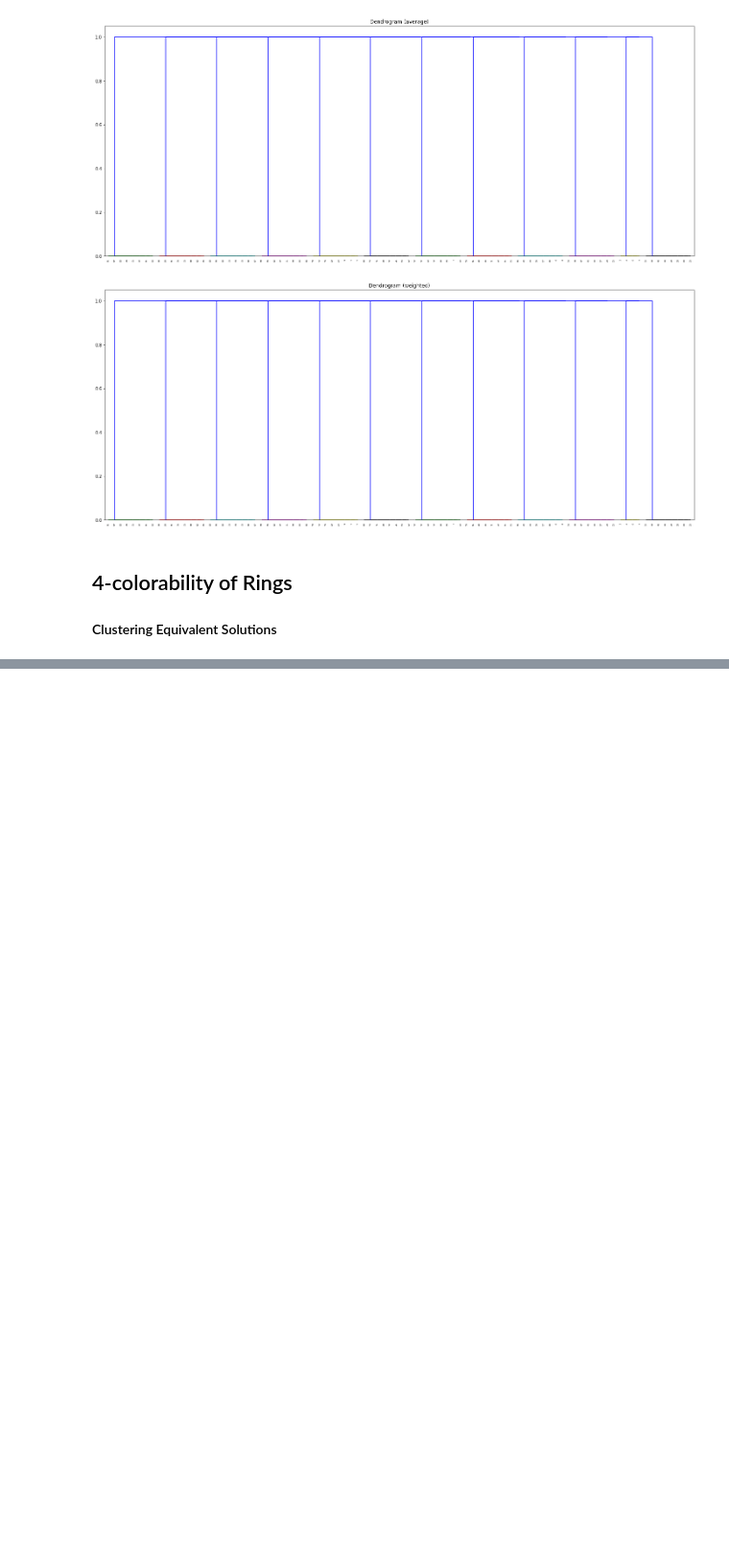
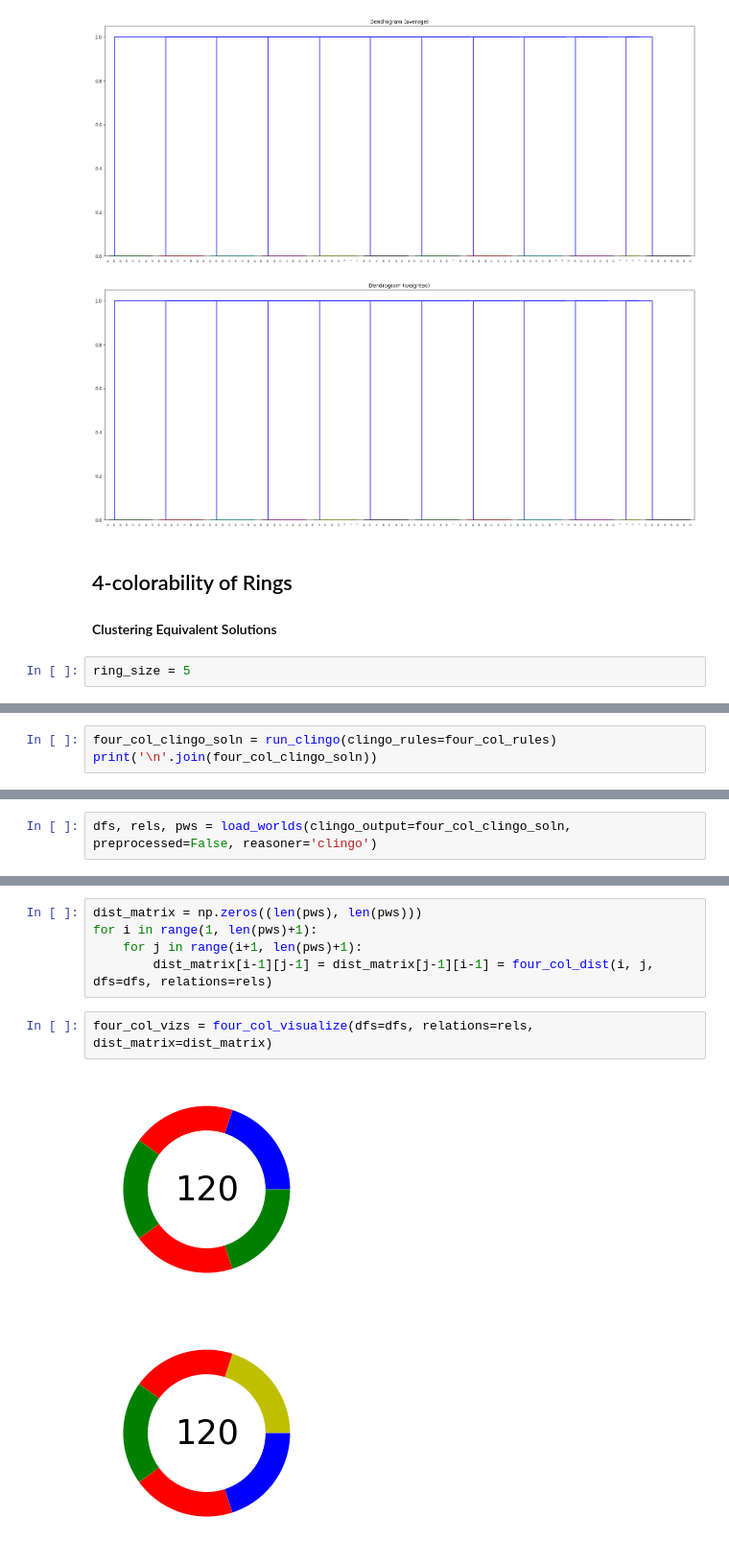
Before and after one commit to idaks/PW-explorer, a Jupyter notebook: PWE_Examples_for_Paper.ipynb, the cells around one changed output, grey strips where cells are left out. Shown at 96% size. Cells and saved outputs as stored; diff of their text form; blank space fills up the shorter version.

```diff
--- a/PWE_Examples_for_Paper.ipynb
+++ b/PWE_Examples_for_Paper.ipynb
@@ -208,3 +278,5 @@ dendrograms = linkage_dendrogram(dist_matrix=dist_matrix, save_to_folder=None)
 # %% [markdown]
 ## 4-colorability of Rings
 #### Clustering Equivalent Solutions
+# %%
+ring_size = 5
@@ -210,0 +319,3 @@ dendrograms = linkage_dendrogram(dist_matrix=dist_matrix, save_to_folder=None)
+# %%
+four_col_clingo_soln = run_clingo(clingo_rules=four_col_rules)
+print('\n'.join(four_col_clingo_soln))
@@ -210,0 +340,2 @@ dendrograms = linkage_dendrogram(dist_matrix=dist_matrix, save_to_folder=None)
+# %%
+dfs, rels, pws = load_worlds(clingo_output=four_col_clingo_soln, preprocessed=False, reasoner='clingo')
@@ -210,0 +435,10 @@ dendrograms = linkage_dendrogram(dist_matrix=dist_matrix, save_to_folder=None)
+# %%
+dist_matrix = np.zeros((len(pws), len(pws)))
+for i in range(1, len(pws)+1):
+    for j in range(i+1, len(pws)+1):
+        dist_matrix[i-1][j-1] = dist_matrix[j-1][i-1] = four_col_dist(i, j, dfs=dfs, relations=rels)
+# %%
+four_col_vizs = four_col_visualize(dfs=dfs, relations=rels, dist_matrix=dist_matrix)
+# %% [output]
+[figure, added]
+[figure, added]
```
Also changed, not shown: parts of 12 cells of this notebook.
